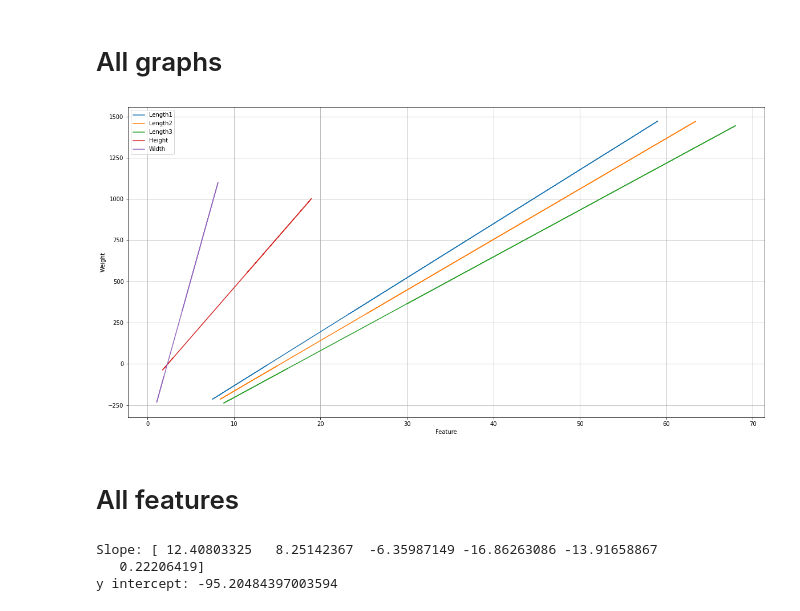
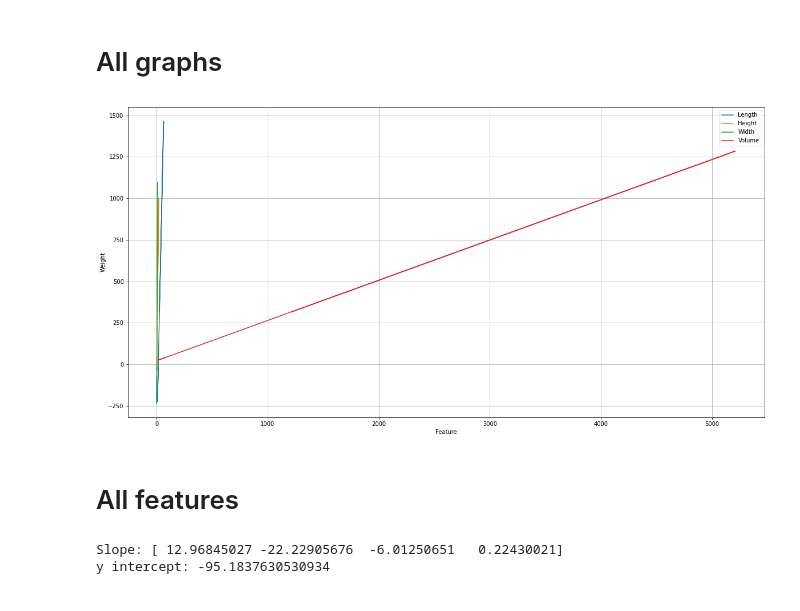
Before and after one commit to Sriram-bb63/Linear-regression, a Jupyter notebook: data_vis.ipynb, the cells around one changed output. Cells and saved outputs as stored; diff of their text form; code cells hidden in the pictures.

Commit message:
average length cols

```diff
--- a/data_vis.ipynb
+++ b/data_vis.ipynb
@@ -4,6 +4,10 @@ import pandas as pd
 df = pd.read_csv("Fish.csv")
 # %%
 df.drop(df[df["Weight"] == 0].index, inplace=True)
-df["Volume"] = ((df["Length1"] + df["Length2"] + df["Length3"]) / 3) * df["Height"] * df["Width"]
+df["Length"] = (df["Length1"] + df["Length2"] + df["Length3"]) / 3
+df["Volume"] = df["Length"] * df["Height"] * df["Width"]
+
+df.drop(["Length1", "Length2", "Length3"], axis=1,inplace=True)
+
 df.head()
 # %% [output]
@@ -20,10 +24,8 @@ df.shape
 # %%
-x1 = df["Length1"]
-x2 = df["Length2"]
-x3 = df["Length3"]
-x4 = df["Height"]
-x5 = df["Width"]
-x6 = df["Volume"]
+x1 = df["Length"]
+x2 = df["Height"]
+x3 = df["Width"]
+x4 = df["Volume"]
 
 y = df["Weight"]
 # %%
@@ -173,21 +129,19 @@ plt.show()
 # %%
 plt.ylabel("Weight")
 plt.xlabel("Feature")
-plt.plot(x1, p1, label="Length1")
-plt.plot(x2, p2, label="Length2")
-plt.plot(x3, p3, label="Length3")
-plt.plot(x4, p4, label="Height")
-plt.plot(x5, p5, label="Width")
-# plt.plot(x6, p6, label="Volume")
+plt.plot(x1, p1, label="Length")
+plt.plot(x2, p2, label="Height")
+plt.plot(x3, p3, label="Width")
+plt.plot(x4, p4, label="Volume")
 plt.grid()
 plt.legend()
 plt.show()
 # %% [output]
-[figure, old version]
+[figure, new version]
 # %% [markdown]
 # All features
 # %%
-x = df[["Length1", "Length2", "Length3", "Height", "Width", "Volume"]]
+x = df[["Length", "Height", "Width", "Volume"]]
 
 m = LinearRegression()
 m.fit(x, y)
@@ -196,6 +150,5 @@ Slope: {m.coef_}
 y intercept: {m.intercept_}""")
 p = m.predict(x)
 # %% [output]
-Slope: [ 12.40803325   8.25142367  -6.35987149 -16.86263086 -13.91658867
-   0.22206419]
-y intercept: -95.20484397003594
+Slope: [ 12.96845027 -22.22905676  -6.01250651   0.22430021]
+y intercept: -95.1837630530934
```
Also changed, not shown: parts of 20 cells of this notebook.
